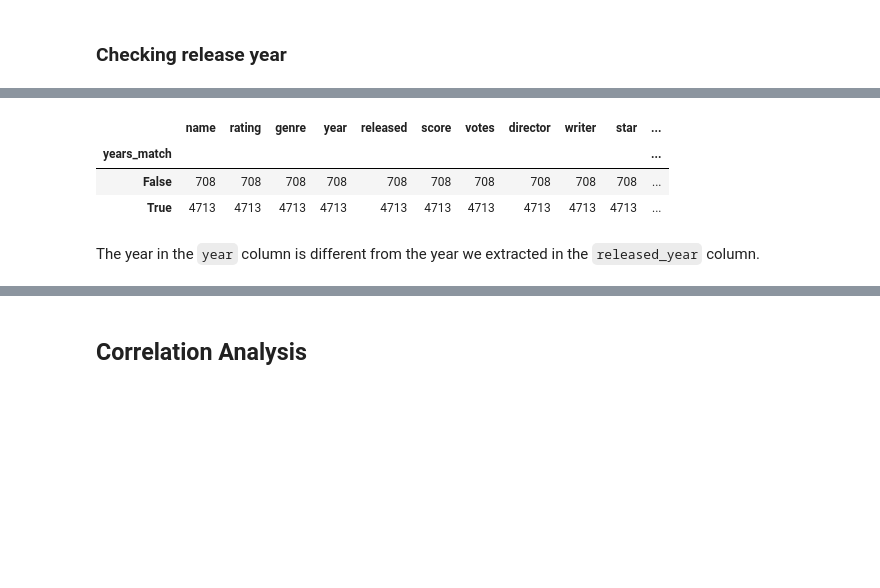
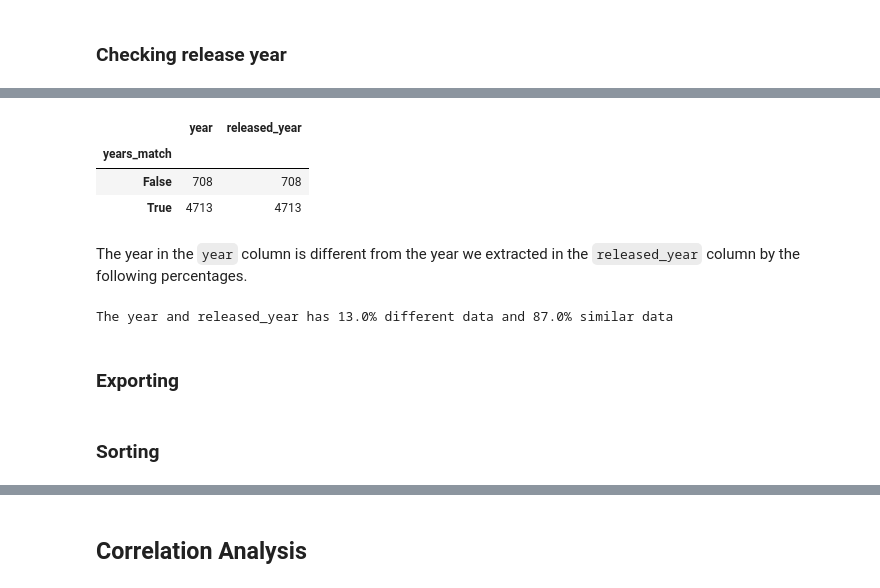
Before and after one commit to NtapeKnoxSiwale/Data-Analysis-Project-Portfolio, a Jupyter notebook: correlation_analysis/movies_correlation_analysis.ipynb, the cells around one changed output, grey strips where cells are left out. Saved outputs shown, nothing was run; the diff lists cells and outputs as text; code cells hidden in the pictures; blank space fills up the shorter version.

Commit message:
EDA + Excel Data Visualisation project

```diff
--- a/correlation_analysis/movies_correlation_analysis.ipynb
+++ b/correlation_analysis/movies_correlation_analysis.ipynb
@@ -201,11 +203,18 @@ memory usage: 762.3+ KB
 # %%
 movies["years_match"] = movies.apply(
     lambda row: row["year"] == row["released_year"], axis=1)
-movies.groupby('years_match').count()
+movies.groupby('years_match')[['year', 'released_year']].count()
 # %% [output]
-|  | name | rating | genre | year | released | score | votes | director | writer | star | ... |
-| years_match |  |  |  |  |  |  |  |  |  |  | ... |
-| False | 708 | 708 | 708 | 708 | 708 | 708 | 708 | 708 | 708 | 708 | ... |
-| True | 4713 | 4713 | 4713 | 4713 | 4713 | 4713 | 4713 | 4713 | 4713 | 4713 | ... |
+|  | year | released_year |
+| years_match |  |  |
+| False | 708 | 708 |
+| True | 4713 | 4713 |
 # %% [markdown]
-The year in the `year` column is different from the year we extracted in the `released_year` column.
+The year in the `year` column is different from the year we extracted in the `released_year` column by the following percentages.
+# %%
+print("The year and released_year has {}% different data and {}% similar data".format(
+    np.around(708/5421*100), np.around(4713/5421*100)))
+# %% [output]
+The year and released_year has 13.0% different data and 87.0% similar data
+# %% [markdown]
+### Exporting
@@ -212,3 +224,5 @@ The year in the `year` column is different from the year we extracted in the `re
+# %% [markdown]
+### Sorting
 # %%
 # order by
 movies = movies.sort_values(by=['gross'], inplace=False, ascending=False)
```
Also changed, not shown: parts of 3 cells of this notebook, 7 other files.
